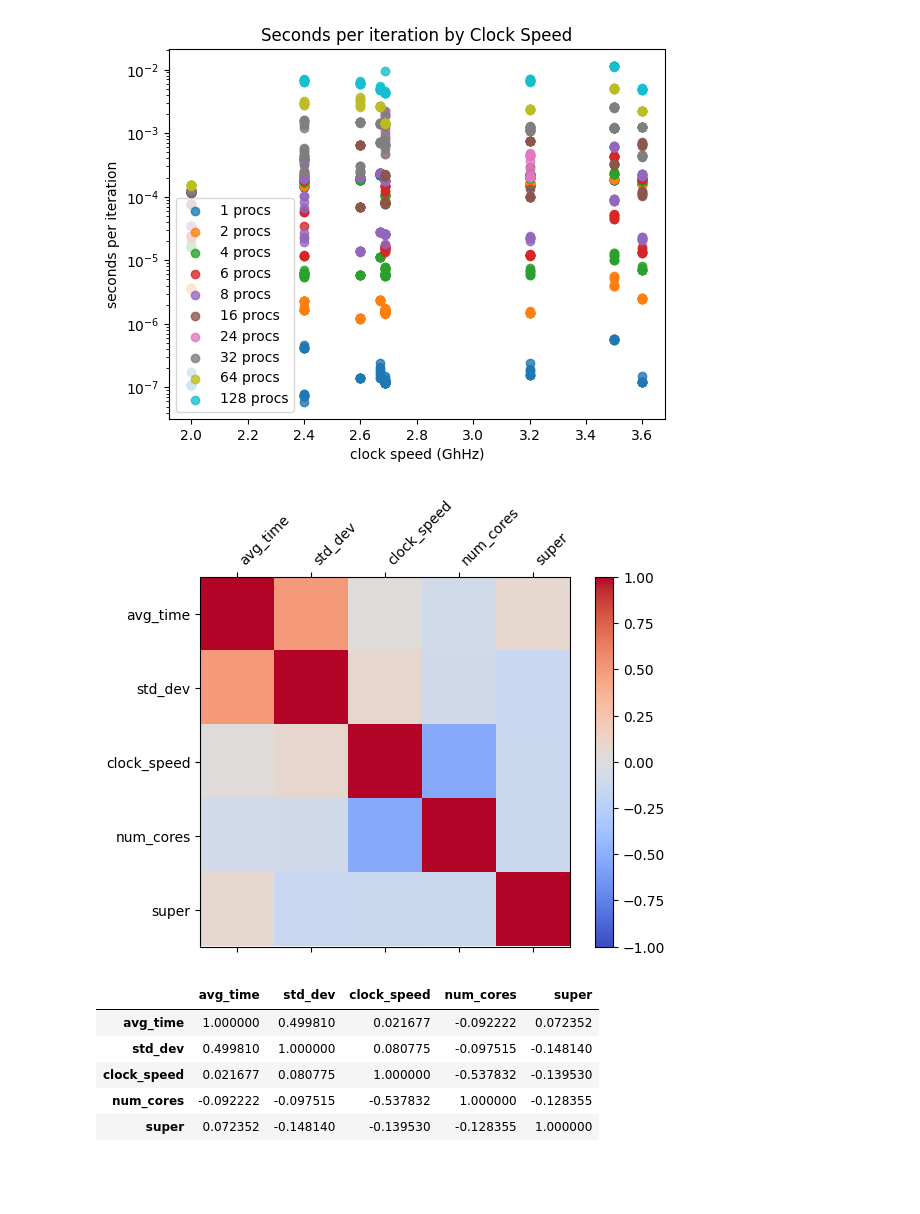
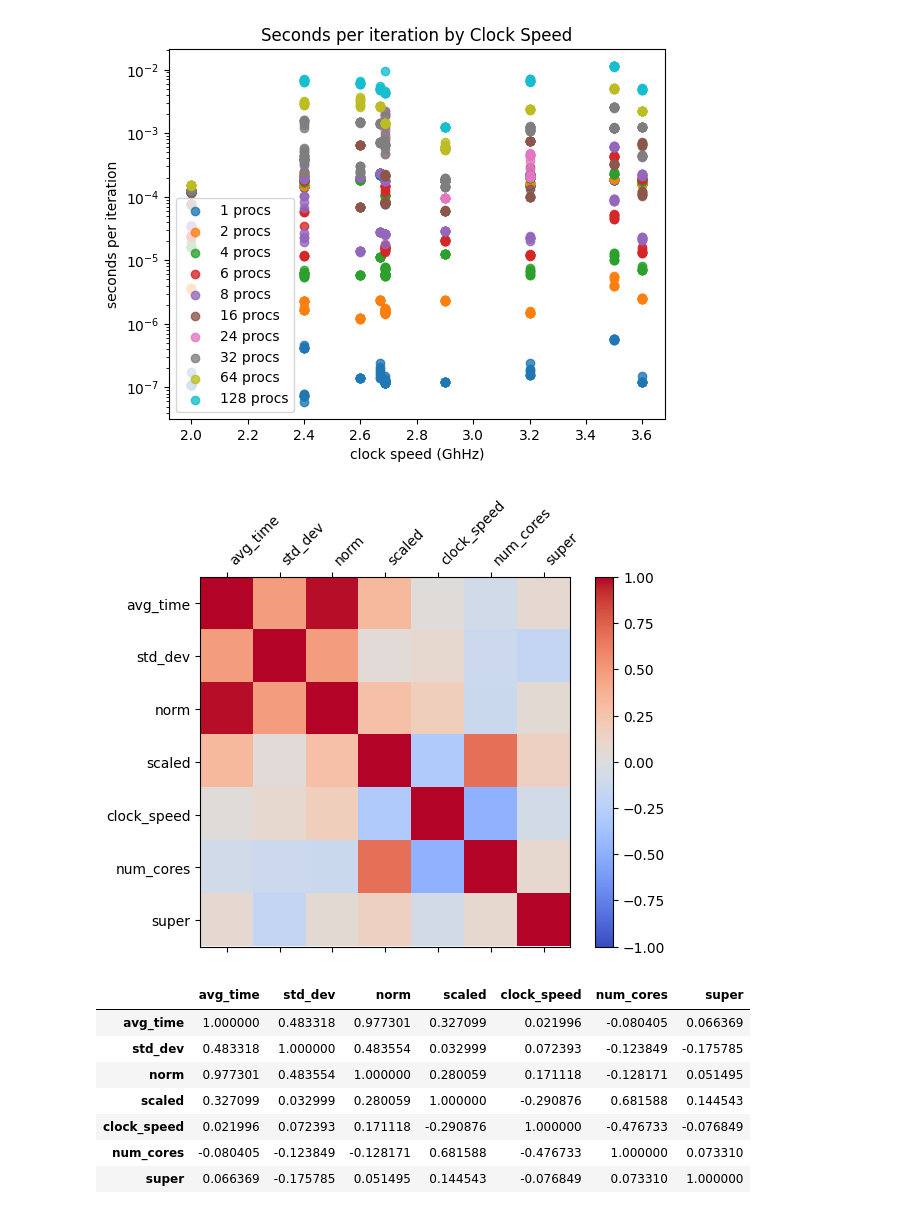
Before and after one commit to JStewart28/CS542-Project, a Jupyter notebook: code/Python/analysis.ipynb, the cells around one changed output. Cells and saved outputs as stored; diff of their text form; code cells hidden in the pictures; blank space fills up the shorter version.

Commit message:
Added hopper results to figures

```diff
--- a/code/Python/analysis.ipynb
+++ b/code/Python/analysis.ipynb
@@ -10,7 +10,7 @@ hostnames = set(df["hostname"].values)
 benchmarks = set(df["benchmark"].values)
 colors = list(mcolors.TABLEAU_COLORS.keys())
 # %%
-supercomputers = ["wheeler", "xena"]
+supercomputers = ["wheeler", "xena", "hopper"]
 clock_speeds = {
     "xena": 2.60,
     "yucca": 2.4,
@@ -21,6 +21,7 @@ clock_speeds = {
     "ocotillo": 2.4,
     "mack": 3.5,
     "sahu": 2.0,
+    "hopper": 2.9
 }
 num_cores = {
     "xena": 16,
@@ -32,6 +33,7 @@ num_cores = {
     "ocotillo": 4,
     "mack": 4,
     "sahu": 128,
+    "hopper": 64
 }
 df["clock_speed"] = [clock_speeds[hostname] for hostname in df["hostname"]]
 df["num_cores"] = [num_cores[hostname] for hostname in df["hostname"]]
@@ -128,32 +130,34 @@ ax.set_title("Seconds per iteration by Clock Speed")
 plt.savefig("correlation.pdf", bbox_inches="tight")
 plt.show()
 # %% [output]
-[figure, old version]
+[figure, new version]
 # %%
 fig, ax = plt.subplots()
 subdf = df[df["num_procs"] == 4]
-corr = subdf[["avg_time", "std_dev", "clock_speed", "num_cores", "super"]].corr()
+corr = subdf[["avg_time", "std_dev", "norm", "scaled", "clock_speed", "num_cores", "super"]].corr()
 corr.style.background_gradient(cmap="coolwarm", vmin=-1, vmax=1)
 col = ax.matshow(corr, cmap="coolwarm", vmin=-1, vmax=1)
 fig.colorbar(col)
 
 labels = corr.columns.values
 ax.set_xticks(np.arange(len(labels)))
 ax.set_xticklabels(labels, rotation=45, ha="left")
 ax.set_yticks(np.arange(len(labels)))
 ax.set_yticklabels(labels)
 plt.show()
 
 # corr.style.background_gradient(cmap="coolwarm")
 corr.style.background_gradient(cmap="coolwarm", vmin=-1, vmax=1)
 # %% [output]
-[figure, old version]
+[figure, new version]
-|  | avg_time | std_dev | clock_speed | num_cores | super |
-| avg_time | 1.000000 | 0.499810 | 0.021677 | -0.092222 | 0.072352 |
-| std_dev | 0.499810 | 1.000000 | 0.080775 | -0.097515 | -0.148140 |
-| clock_speed | 0.021677 | 0.080775 | 1.000000 | -0.537832 | -0.139530 |
-| num_cores | -0.092222 | -0.097515 | -0.537832 | 1.000000 | -0.128355 |
-| super | 0.072352 | -0.148140 | -0.139530 | -0.128355 | 1.000000 |
+|  | avg_time | std_dev | norm | scaled | clock_speed | num_cores | super |
+| avg_time | 1.000000 | 0.483318 | 0.977301 | 0.327099 | 0.021996 | -0.080405 | 0.066369 |
+| std_dev | 0.483318 | 1.000000 | 0.483554 | 0.032999 | 0.072393 | -0.123849 | -0.175785 |
+| norm | 0.977301 | 0.483554 | 1.000000 | 0.280059 | 0.171118 | -0.128171 | 0.051495 |
+| scaled | 0.327099 | 0.032999 | 0.280059 | 1.000000 | -0.290876 | 0.681588 | 0.144543 |
+| clock_speed | 0.021996 | 0.072393 | 0.171118 | -0.290876 | 1.000000 | -0.476733 | -0.076849 |
+| num_cores | -0.080405 | -0.123849 | -0.128171 | 0.681588 | -0.476733 | 1.000000 | 0.073310 |
+| super | 0.066369 | -0.175785 | 0.051495 | 0.144543 | -0.076849 | 0.073310 | 1.000000 |
 # %%
 for benchmark in benchmarks:
     fig, ax = plt.subplots()
```
Also changed, not shown: parts of 3 cells of this notebook, 9 other files.
